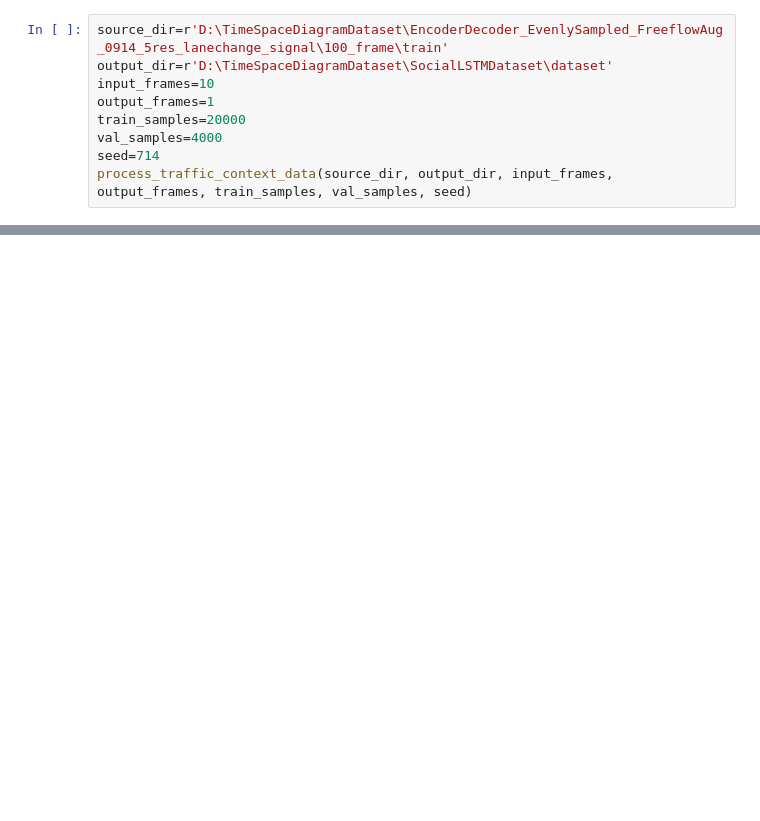
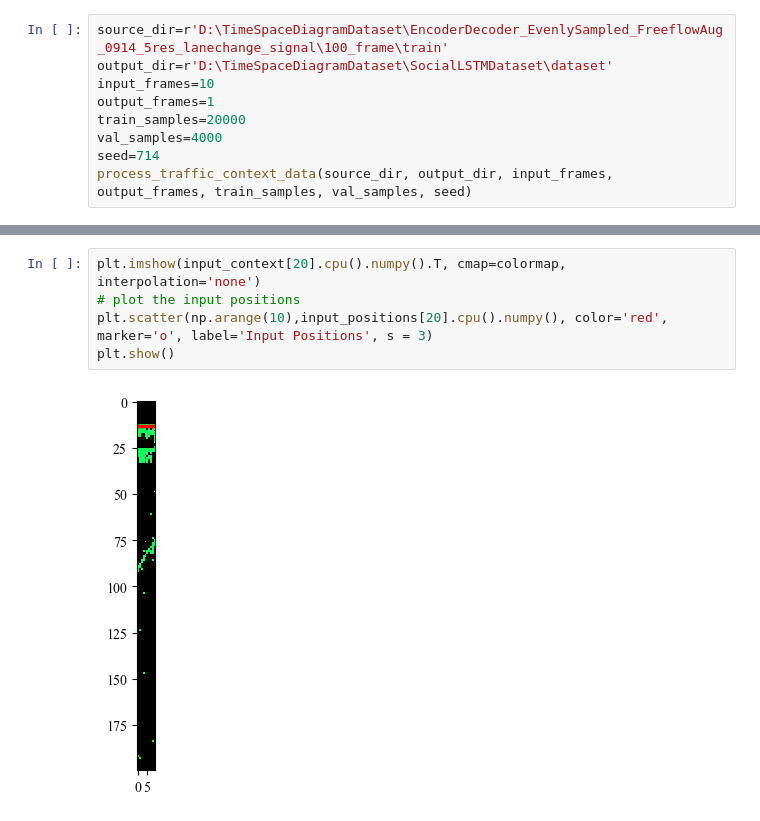
Before and after one commit to jksdbks123/Lidar-Tracker, a Jupyter notebook: ContextAware/DeepLearning/SocialLSTM/SplitData.ipynb, the cells around one changed output, grey strips where cells are left out. Cells and saved outputs as stored; diff of their text form; blank space fills up the shorter version.

```diff
--- a/ContextAware/DeepLearning/SocialLSTM/SplitData.ipynb
+++ b/ContextAware/DeepLearning/SocialLSTM/SplitData.ipynb
@@ -558,0 +422,7 @@ plt.show()
+# %%
+plt.imshow(input_context[20].cpu().numpy().T, cmap=colormap, interpolation='none')
+# plot the input positions
+plt.scatter(np.arange(10),input_positions[20].cpu().numpy(), color='red', marker='o', label='Input Positions', s = 3)
+plt.show()
+# %% [output]
+[figure, added]
```
Also changed, not shown: parts of 19 cells of this notebook, 4 other files.
